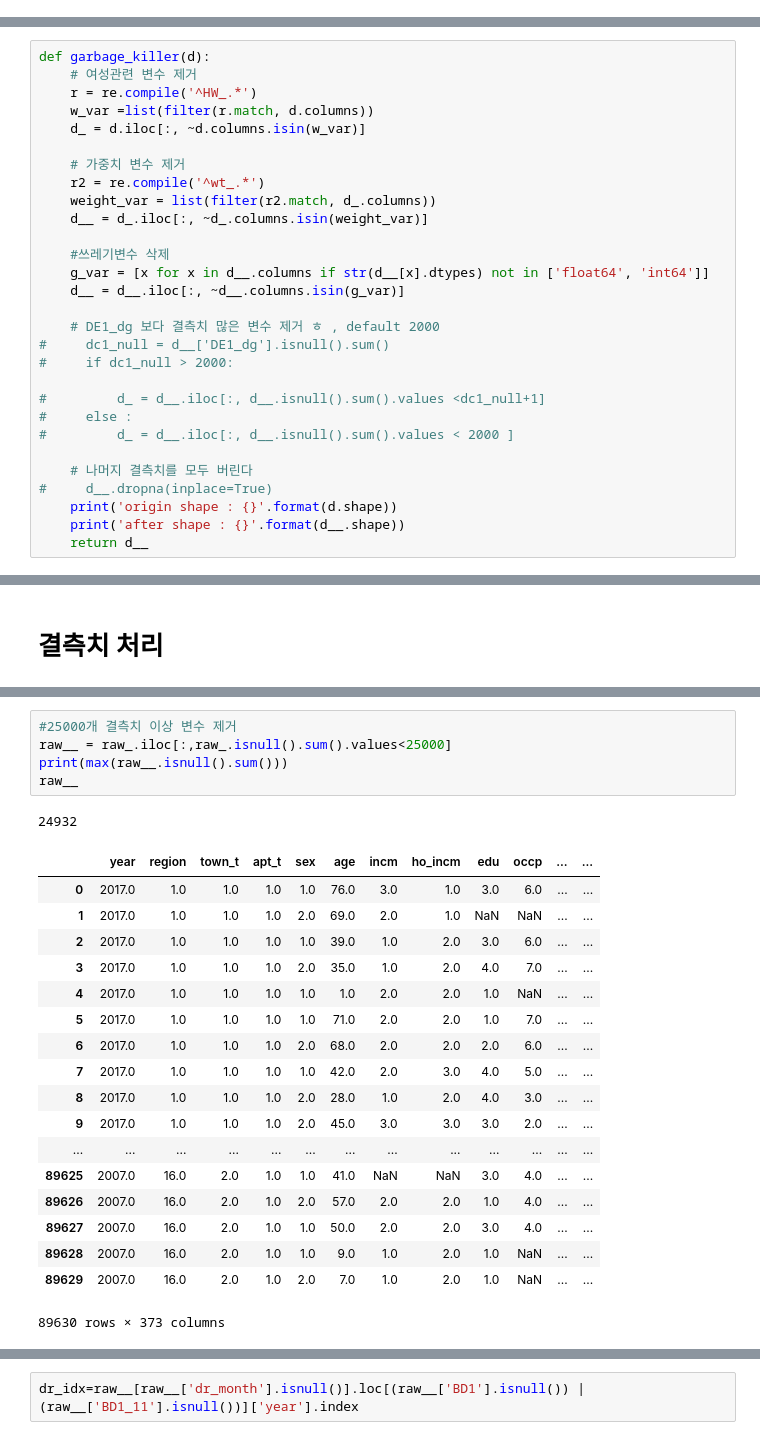
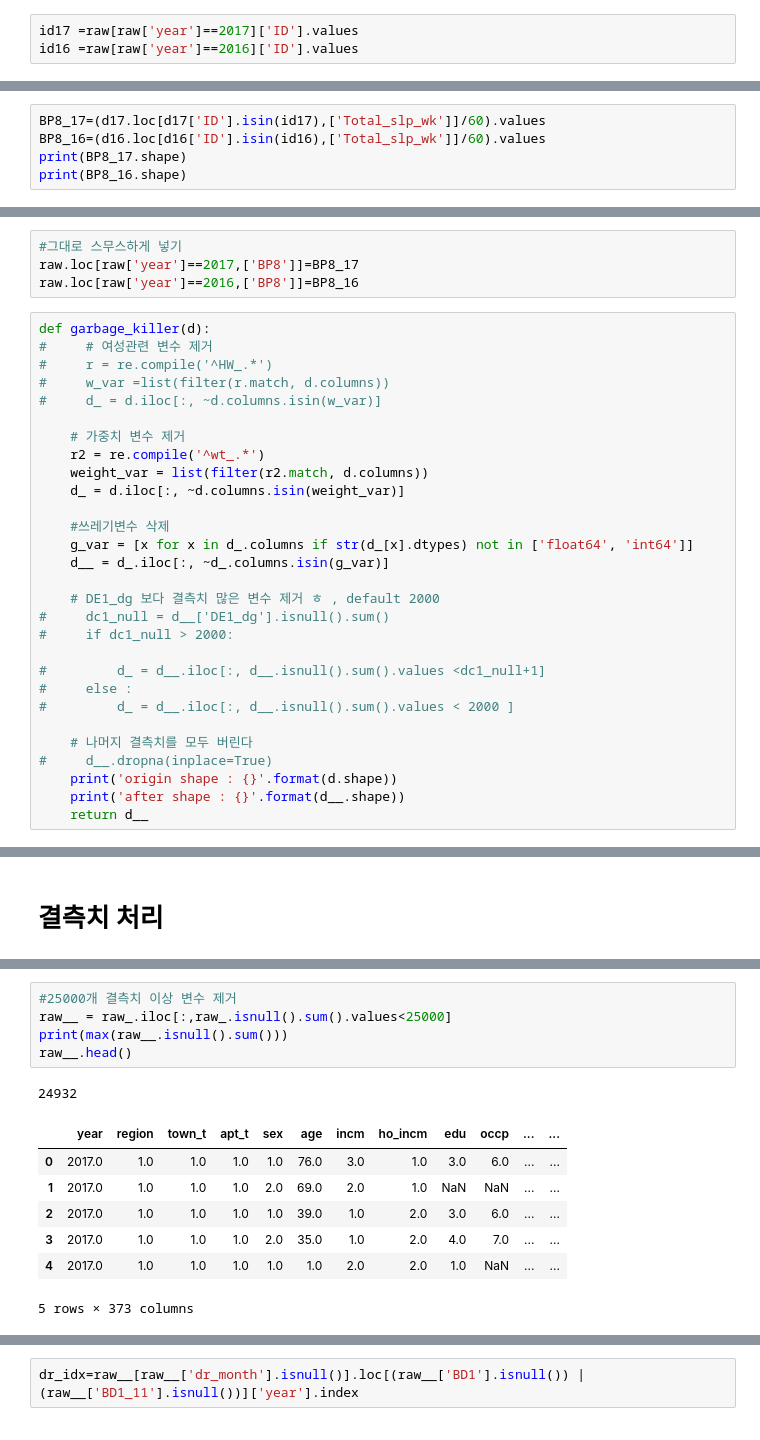
Before and after one commit to ximzzzzz/PHR, a Jupyter notebook: 국민건강영양조사_당뇨_전처리.ipynb, the cells around one changed output, grey strips where cells are left out. Cells and saved outputs as stored; diff of their text form.

```diff
--- a/국민건강영양조사_당뇨_전처리.ipynb
+++ b/국민건강영양조사_당뇨_전처리.ipynb
@@ -30,0 +36,3 @@ raw.shape
+# %%
+id17 =raw[raw['year']==2017]['ID'].values
+id16 =raw[raw['year']==2016]['ID'].values
@@ -30,0 +44,5 @@ raw.shape
+# %%
+BP8_17=(d17.loc[d17['ID'].isin(id17),['Total_slp_wk']]/60).values
+BP8_16=(d16.loc[d16['ID'].isin(id16),['Total_slp_wk']]/60).values
+print(BP8_17.shape)
+print(BP8_16.shape)
@@ -31,18 +58,22 @@ raw.shape
+# %%
+#그대로 스무스하게 넣기
+raw.loc[raw['year']==2017,['BP8']]=BP8_17
+raw.loc[raw['year']==2016,['BP8']]=BP8_16
 # %%
 def garbage_killer(d):
-    # 여성관련 변수 제거
-    r = re.compile('^HW_.*')
-    w_var =list(filter(r.match, d.columns))
-    d_ = d.iloc[:, ~d.columns.isin(w_var)]
+#     # 여성관련 변수 제거
+#     r = re.compile('^HW_.*')
+#     w_var =list(filter(r.match, d.columns))
+#     d_ = d.iloc[:, ~d.columns.isin(w_var)]
 
     # 가중치 변수 제거
     r2 = re.compile('^wt_.*')
-    weight_var = list(filter(r2.match, d_.columns))
-    d__ = d_.iloc[:, ~d_.columns.isin(weight_var)]
+    weight_var = list(filter(r2.match, d.columns))
+    d_ = d.iloc[:, ~d.columns.isin(weight_var)]
 
     #쓰레기변수 삭제
-    g_var = [x for x in d__.columns if str(d__[x].dtypes) not in ['float64', 'int64']]
-    d__ = d__.iloc[:, ~d__.columns.isin(g_var)]
+    g_var = [x for x in d_.columns if str(d_[x].dtypes) not in ['float64', 'int64']]
+    d__ = d_.iloc[:, ~d_.columns.isin(g_var)]
 
     # DE1_dg 보다 결측치 많은 변수 제거 ㅎ , default 2000
 #     dc1_null = d__['DE1_dg'].isnull().sum()
@@ -71,28 +102,17 @@ raw_['HE_HB'].isnull().sum()
 # %%
 #25000개 결측치 이상 변수 제거
 raw__ = raw_.iloc[:,raw_.isnull().sum().values<25000]
 print(max(raw__.isnull().sum()))
-raw__
+raw__.head()
 # %% [output]
 24932
 |  | year | region | town_t | apt_t | sex | age | incm | ho_incm | edu | occp | ... | ... |
 | 0 | 2017.0 | 1.0 | 1.0 | 1.0 | 1.0 | 76.0 | 3.0 | 1.0 | 3.0 | 6.0 | ... | ... |
 | 1 | 2017.0 | 1.0 | 1.0 | 1.0 | 2.0 | 69.0 | 2.0 | 1.0 | NaN | NaN | ... | ... |
 | 2 | 2017.0 | 1.0 | 1.0 | 1.0 | 1.0 | 39.0 | 1.0 | 2.0 | 3.0 | 6.0 | ... | ... |
 | 3 | 2017.0 | 1.0 | 1.0 | 1.0 | 2.0 | 35.0 | 1.0 | 2.0 | 4.0 | 7.0 | ... | ... |
 | 4 | 2017.0 | 1.0 | 1.0 | 1.0 | 1.0 | 1.0 | 2.0 | 2.0 | 1.0 | NaN | ... | ... |
-| 5 | 2017.0 | 1.0 | 1.0 | 1.0 | 1.0 | 71.0 | 2.0 | 2.0 | 1.0 | 7.0 | ... | ... |
-| 6 | 2017.0 | 1.0 | 1.0 | 1.0 | 2.0 | 68.0 | 2.0 | 2.0 | 2.0 | 6.0 | ... | ... |
-| 7 | 2017.0 | 1.0 | 1.0 | 1.0 | 1.0 | 42.0 | 2.0 | 3.0 | 4.0 | 5.0 | ... | ... |
-| 8 | 2017.0 | 1.0 | 1.0 | 1.0 | 2.0 | 28.0 | 1.0 | 2.0 | 4.0 | 3.0 | ... | ... |
-| 9 | 2017.0 | 1.0 | 1.0 | 1.0 | 2.0 | 45.0 | 3.0 | 3.0 | 3.0 | 2.0 | ... | ... |
-| ... | ... | ... | ... | ... | ... | ... | ... | ... | ... | ... | ... | ... |
-| 89625 | 2007.0 | 16.0 | 2.0 | 1.0 | 1.0 | 41.0 | NaN | NaN | 3.0 | 4.0 | ... | ... |
-| 89626 | 2007.0 | 16.0 | 2.0 | 1.0 | 2.0 | 57.0 | 2.0 | 2.0 | 1.0 | 4.0 | ... | ... |
-| 89627 | 2007.0 | 16.0 | 2.0 | 1.0 | 1.0 | 50.0 | 2.0 | 2.0 | 3.0 | 4.0 | ... | ... |
-| 89628 | 2007.0 | 16.0 | 2.0 | 1.0 | 1.0 | 9.0 | 1.0 | 2.0 | 1.0 | NaN | ... | ... |
-| 89629 | 2007.0 | 16.0 | 2.0 | 1.0 | 2.0 | 7.0 | 1.0 | 2.0 | 1.0 | NaN | ... | ... |
-89630 rows × 373 columns
+5 rows × 373 columns
 # %%
 raw__.iloc[:,raw__.isnull().sum().values>20000].isnull().sum()
 # %% [output]
```
Also changed, not shown: parts of 93 cells of this notebook, 1 other file.
